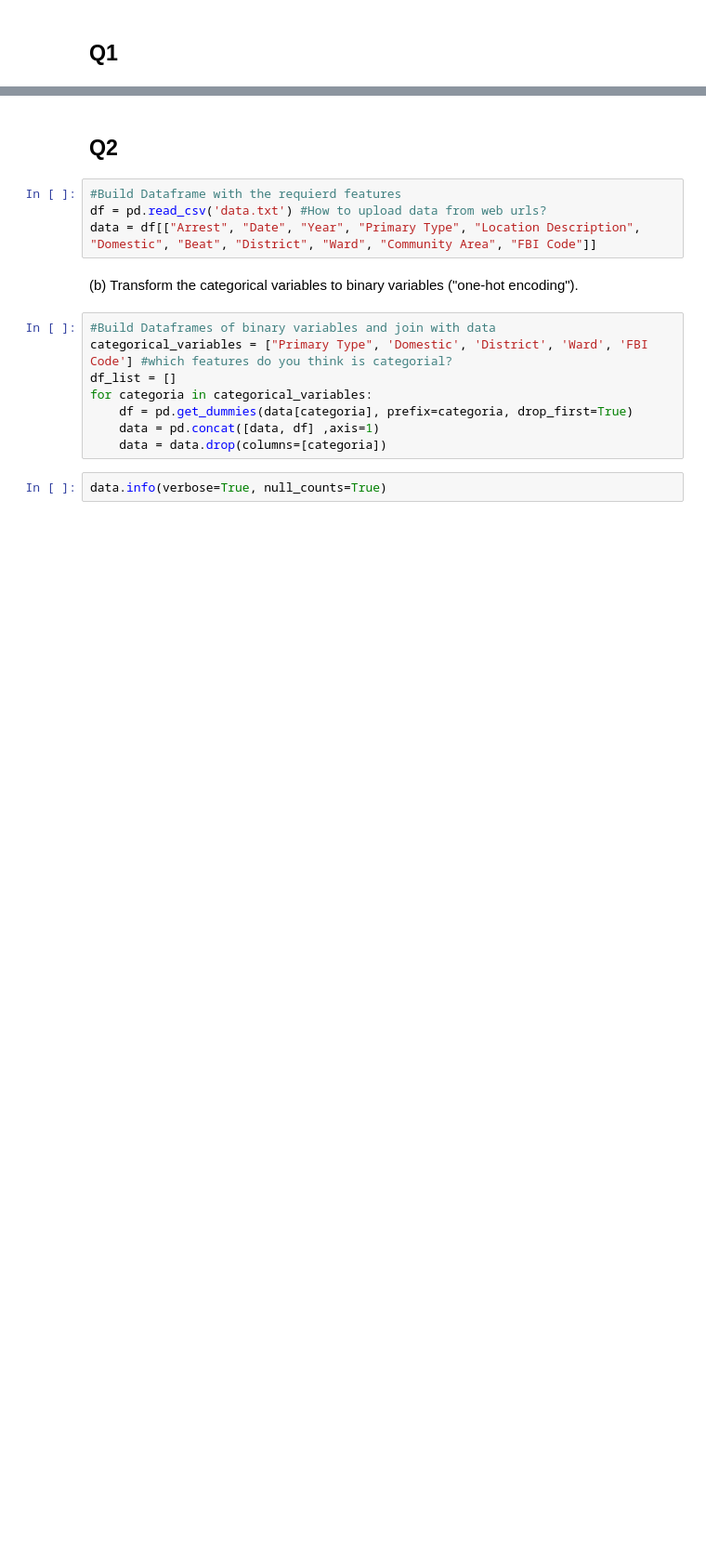
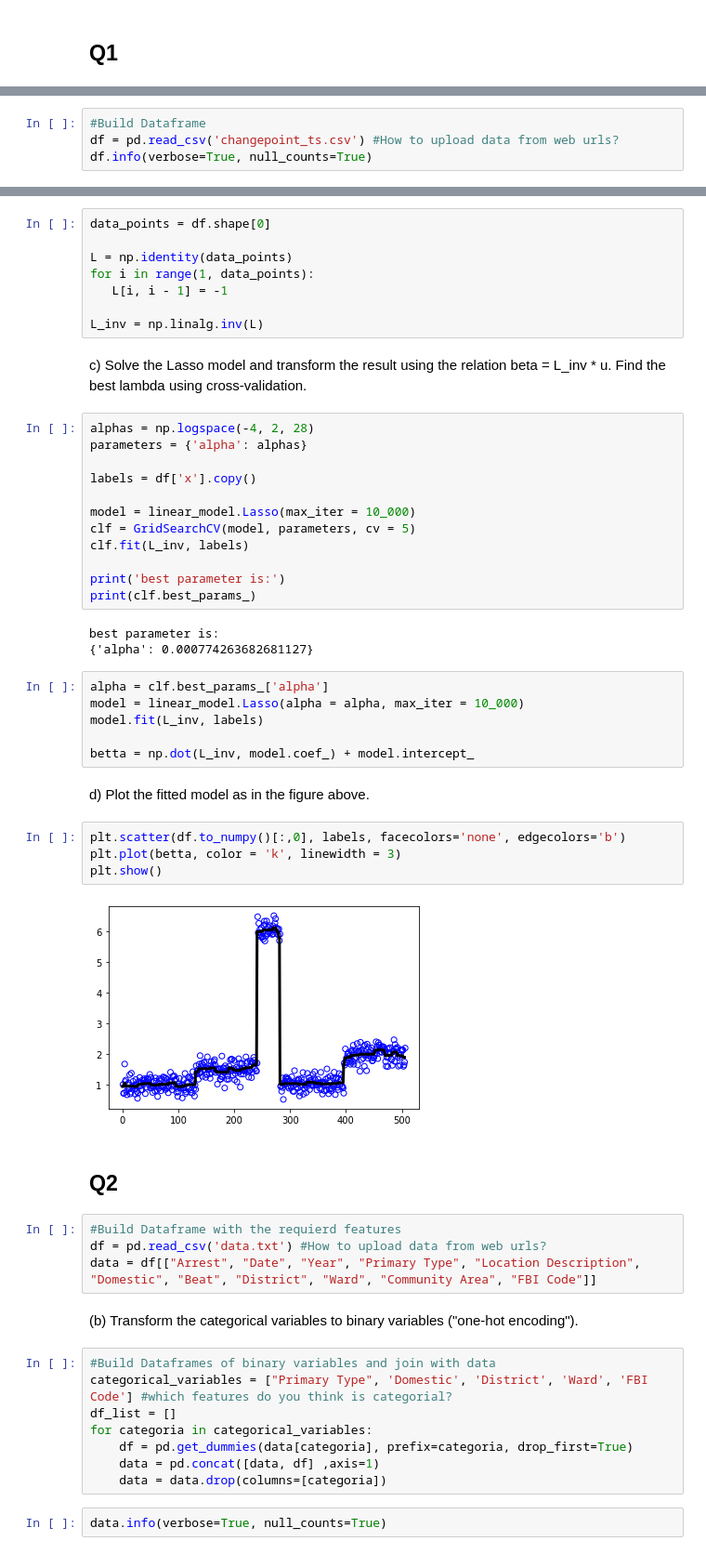
Before and after one commit to LiorSukman/machine-learning-for-ns-hw-repo, a Jupyter notebook: HW3/HW3_notebook.ipynb, the cells around one changed output, grey strips where cells are left out. Shown at 93% size. Drawn from its saved outputs; the diff is of its cells as text; blank space fills up the shorter version.

```diff
--- a/HW3/HW3_notebook.ipynb
+++ b/HW3/HW3_notebook.ipynb
@@ -14,0 +18,4 @@ from math import sqrt
+# %%
+#Build Dataframe
+df = pd.read_csv('changepoint_ts.csv') #How to upload data from web urls?
+df.info(verbose=True, null_counts=True)
@@ -15,3 +34,43 @@ from math import sqrt
+# %%
+data_points = df.shape[0]
+
+L = np.identity(data_points)
+for i in range(1, data_points):
+   L[i, i - 1] = -1
+
+L_inv = np.linalg.inv(L)
+# %% [markdown]
+c) Solve the Lasso model and transform the result using the relation beta = L_inv * u. Find
+the best lambda using cross-validation.
+# %%
+alphas = np.logspace(-4, 2, 28)
+parameters = {'alpha': alphas}
+
+labels = df['x'].copy()
+
+model = linear_model.Lasso(max_iter = 10_000)
+clf = GridSearchCV(model, parameters, cv = 5)
+clf.fit(L_inv, labels)
+
+print('best parameter is:')
+print(clf.best_params_)
+# %% [output]
+best parameter is:
+{'alpha': 0.000774263682681127}
+# %%
+alpha = clf.best_params_['alpha']
+model = linear_model.Lasso(alpha = alpha, max_iter = 10_000)
+model.fit(L_inv, labels)
+
+betta = np.dot(L_inv, model.coef_) + model.intercept_
+# %% [markdown]
+d) Plot the fitted model as in the figure above.
+# %%
+plt.scatter(df.to_numpy()[:,0], labels, facecolors='none', edgecolors='b')
+plt.plot(betta, color = 'k', linewidth = 3)
+plt.show()
+# %% [output]
+[figure, added]
 # %% [markdown]
 ## Q2
 # %%
```
Also changed, not shown: parts of 4 cells of this notebook.
